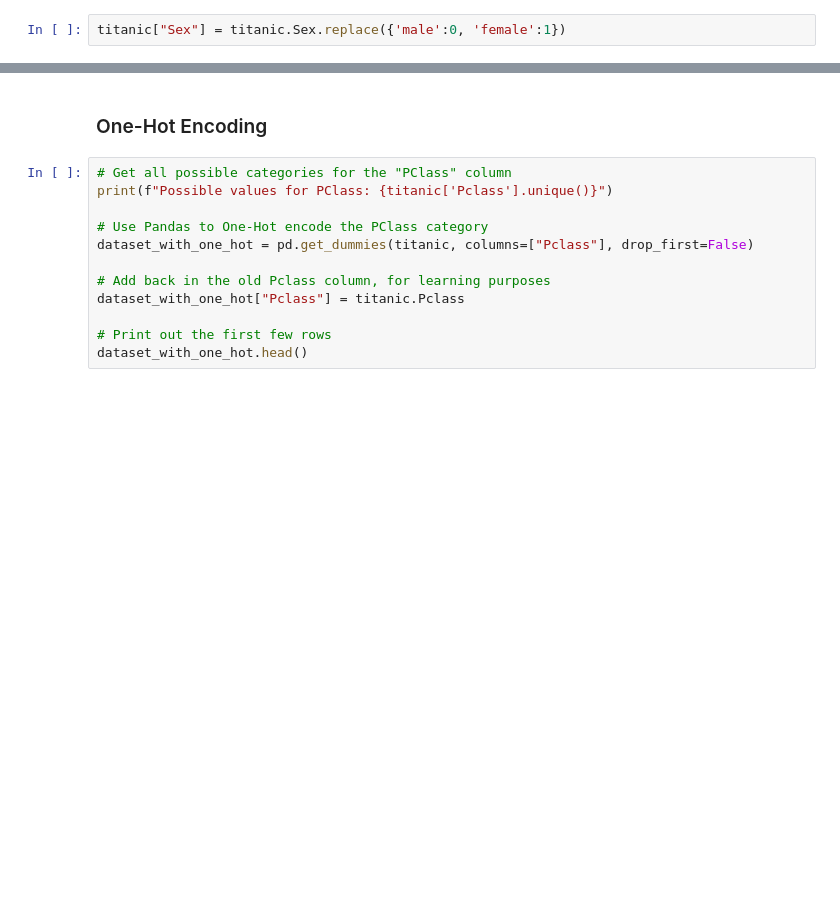
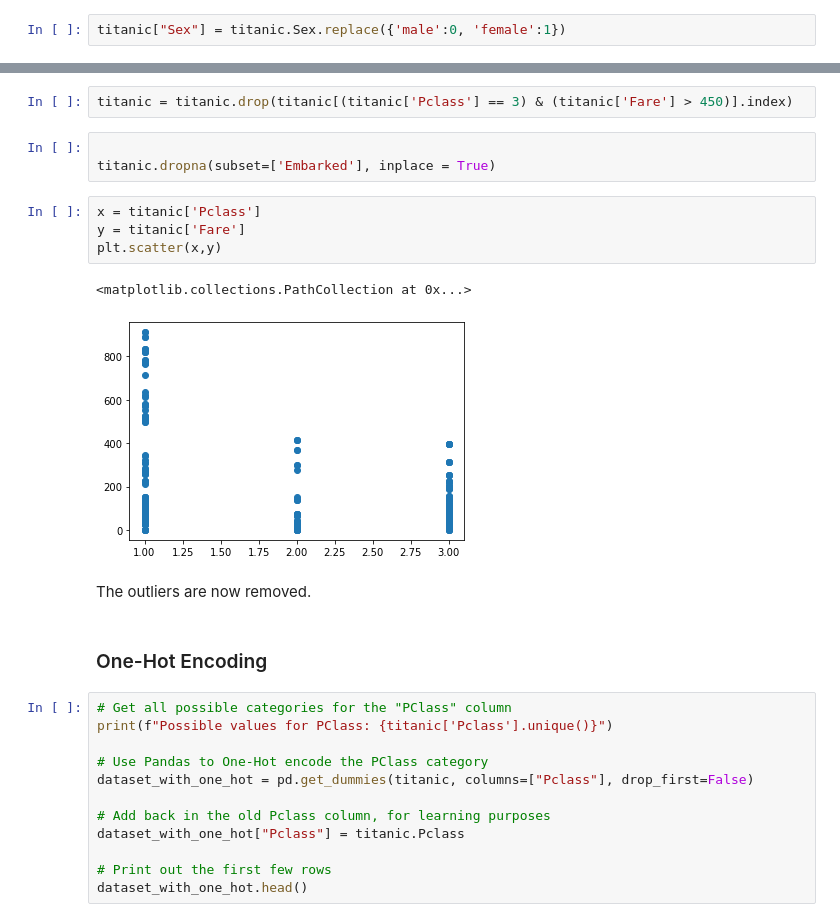
Before and after one commit to RasmuskjaerN/datathings, a Jupyter notebook: Exam_template.ipynb, the cells around one changed output, grey strips where cells are left out. Drawn from its saved outputs; the diff is of its cells as text; blank space fills up the shorter version.

```diff
--- a/Exam_template.ipynb
+++ b/Exam_template.ipynb
@@ -48,3 +91,17 @@ titanic["Sex"] = titanic.Sex.replace({'male':0, 'female':1})
+# %%
+titanic = titanic.drop(titanic[(titanic['Pclass'] == 3) & (titanic['Fare'] > 450)].index)
+# %%
+
+titanic.dropna(subset=['Embarked'], inplace = True)
+# %%
+x = titanic['Pclass']
+y = titanic['Fare']
+plt.scatter(x,y)
+# %% [output]
+<matplotlib.collections.PathCollection at 0x...>
+[figure, added]
+# %% [markdown]
+The outliers are now removed.
 # %% [markdown]
 ### One-Hot Encoding
 # %%
```
Also changed, not shown: parts of 37 cells of this notebook.
